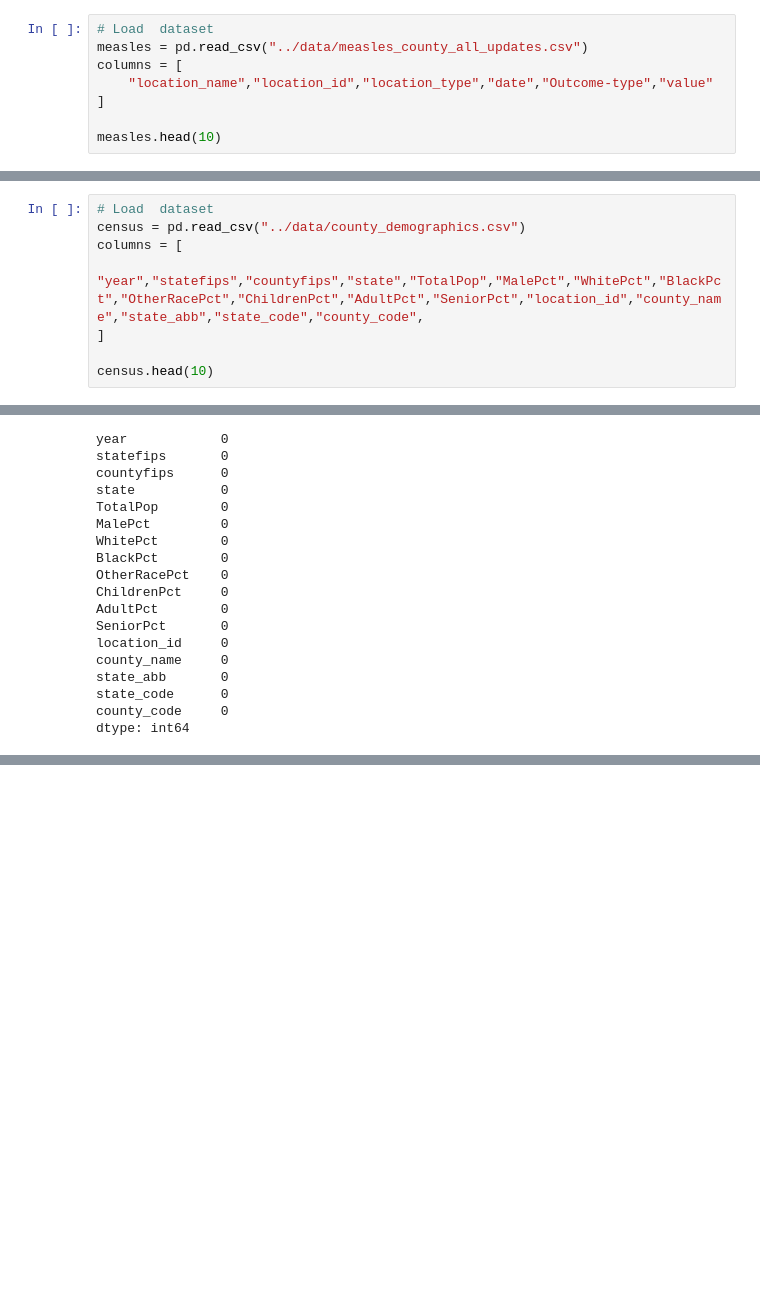
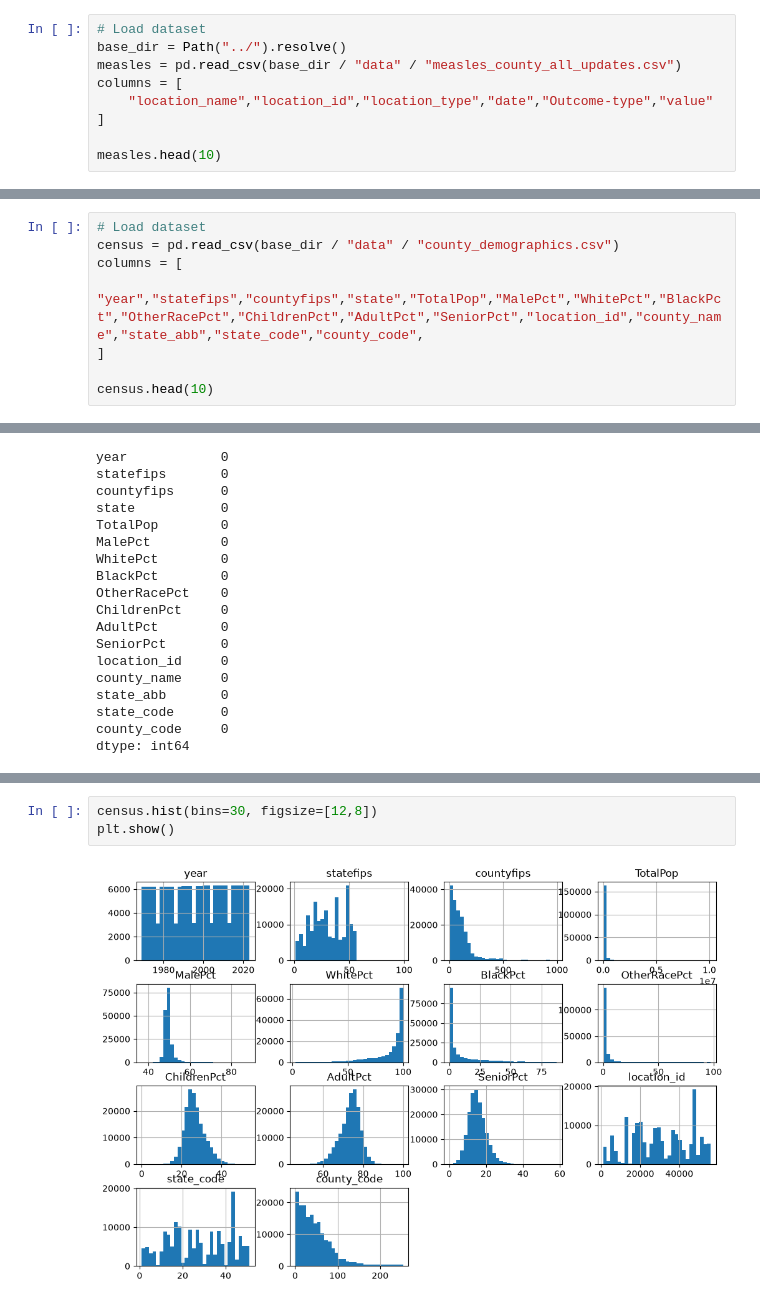
Before and after one commit to Megan-Chastain1/Measles_Early_Warning, a Jupyter notebook: Notebook/Measles.ipynb, the cells around one changed output, grey strips where cells are left out. Saved outputs shown, nothing was run; the diff lists cells and outputs as text; blank space fills up the shorter version.

Commit message:
exploration of data

```diff
--- a/Notebook/Measles.ipynb
+++ b/Notebook/Measles.ipynb
@@ -29,6 +29,7 @@ ModuleNotFoundError: No module named 'sklearn'
 # %%
-# Load  dataset
-measles = pd.read_csv("../data/measles_county_all_updates.csv")
+# Load dataset
+base_dir = Path("../").resolve()
+measles = pd.read_csv(base_dir / "data" / "measles_county_all_updates.csv")
 columns = [
     "location_name","location_id","location_type","date","Outcome-type","value"
 ]
@@ -81,6 +84,6 @@ plt.show()
 # %%
-# Load  dataset
-census = pd.read_csv("../data/county_demographics.csv")
+# Load dataset
+census = pd.read_csv(base_dir / "data" / "county_demographics.csv")
 columns = [
     "year","statefips","countyfips","state","TotalPop","MalePct","WhitePct","BlackPct","OtherRacePct","ChildrenPct","AdultPct","SeniorPct","location_id","county_name","state_abb","state_code","county_code",
 ]
@@ -141,2 +144,7 @@ memory usage: 22.3+ MB
 None
+# %%
+census.hist(bins=30, figsize=[12,8])
+plt.show()
+# %% [output]
+[figure, added]
 # %%
```
Also changed, not shown: parts of 11 cells of this notebook, 3 other files.
